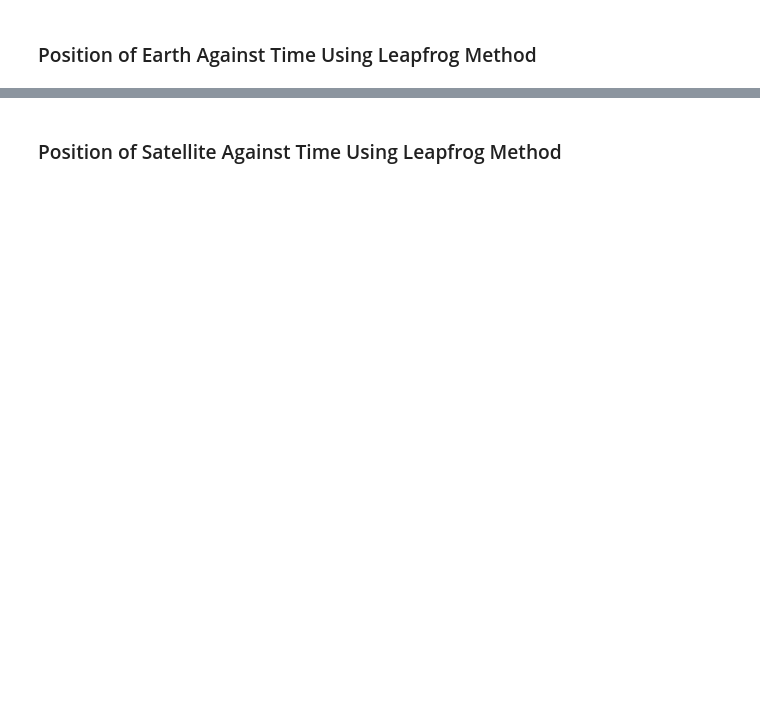
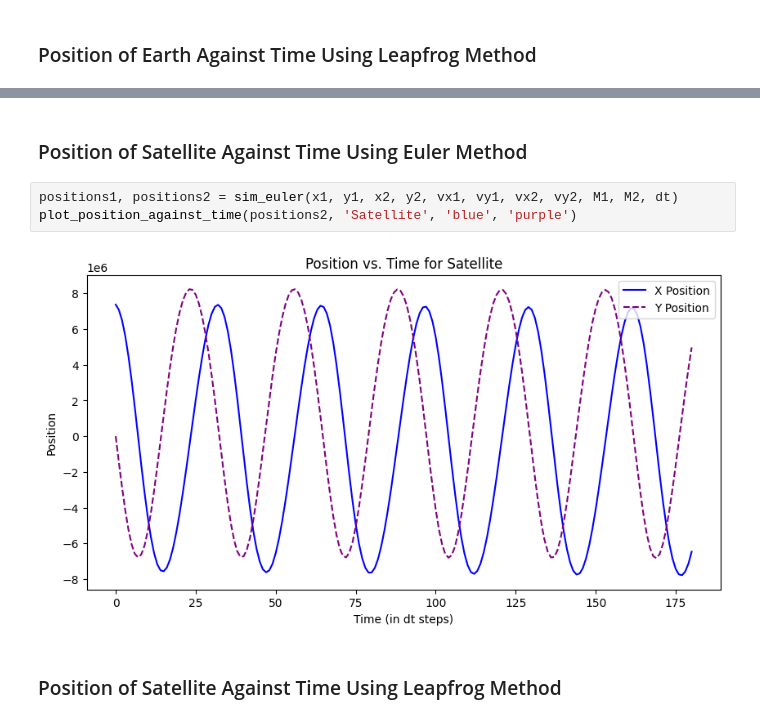
Before and after one commit to kvnjthms/leapfrog, a Jupyter notebook: leapfrog.ipynb, the cells around one changed output, grey strips where cells are left out. Drawn from its saved outputs; the diff is of its cells as text; blank space fills up the shorter version.

```diff
--- a/leapfrog.ipynb
+++ b/leapfrog.ipynb
@@ -181,6 +188,13 @@ plot_trajectories(positions1, positions2, "Simulation of Satellite Orbiting Eart
 plot_position_against_time(positions1, 'Earth', 'red', 'green')
 # %% [output]
 [figure]
+# %% [markdown]
+### Position of Satellite Against Time Using Euler Method
+# %%
+positions1, positions2 = sim_euler(x1, y1, x2, y2, vx1, vy1, vx2, vy2, M1, M2, dt)
+plot_position_against_time(positions2, 'Satellite', 'blue', 'purple')
+# %% [output]
+[figure, added]
 # %% [markdown]
 ### Position of Satellite Against Time Using Leapfrog Method
 # %%
```
Also changed, not shown: parts of 15 cells of this notebook.
